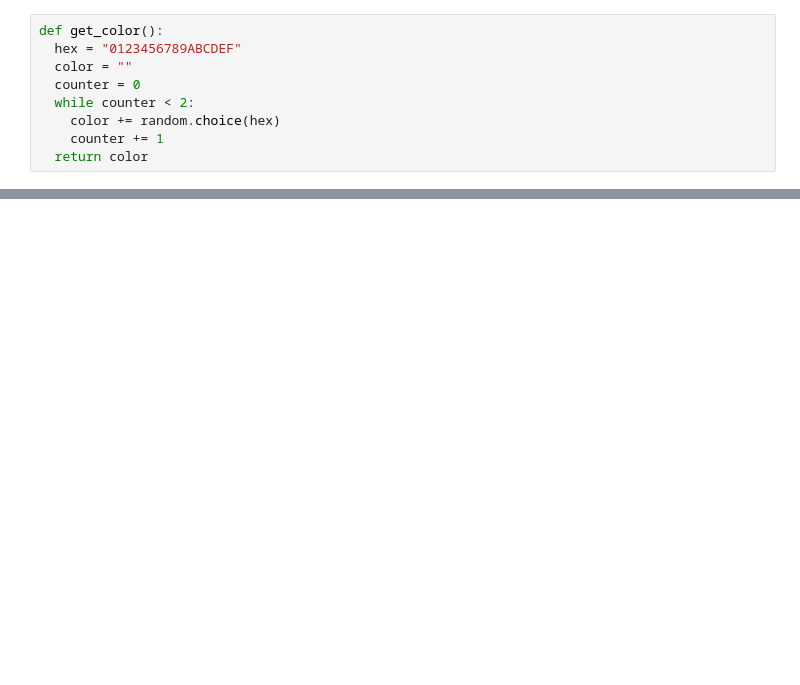
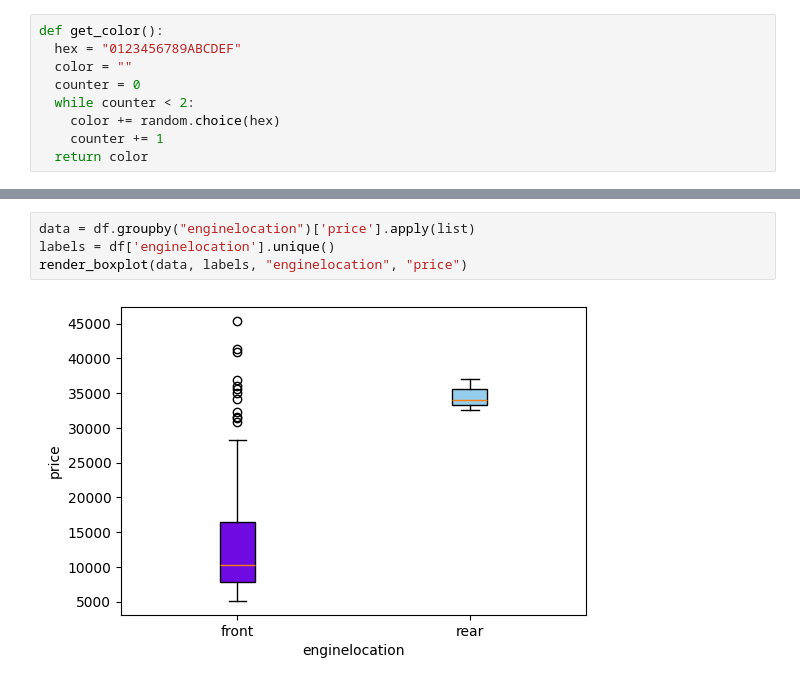
Before and after one commit to finorak/AI-piscine, a Jupyter notebook: module02/ex00/Beginner02.ipynb, the cells around one changed output, grey strips where cells are left out. Drawn from its saved outputs; the diff is of its cells as text; blank space fills up the shorter version.

```diff
--- a/module02/ex00/Beginner02.ipynb
+++ b/module02/ex00/Beginner02.ipynb
@@ -151,0 +153,6 @@ df.describe()
+# %%
+data = df.groupby("enginelocation")['price'].apply(list)
+labels = df['enginelocation'].unique()
+render_boxplot(data, labels, "enginelocation", "price")
+# %% [output]
+[figure, added]
```
Also changed, not shown: parts of 10 cells of this notebook.
